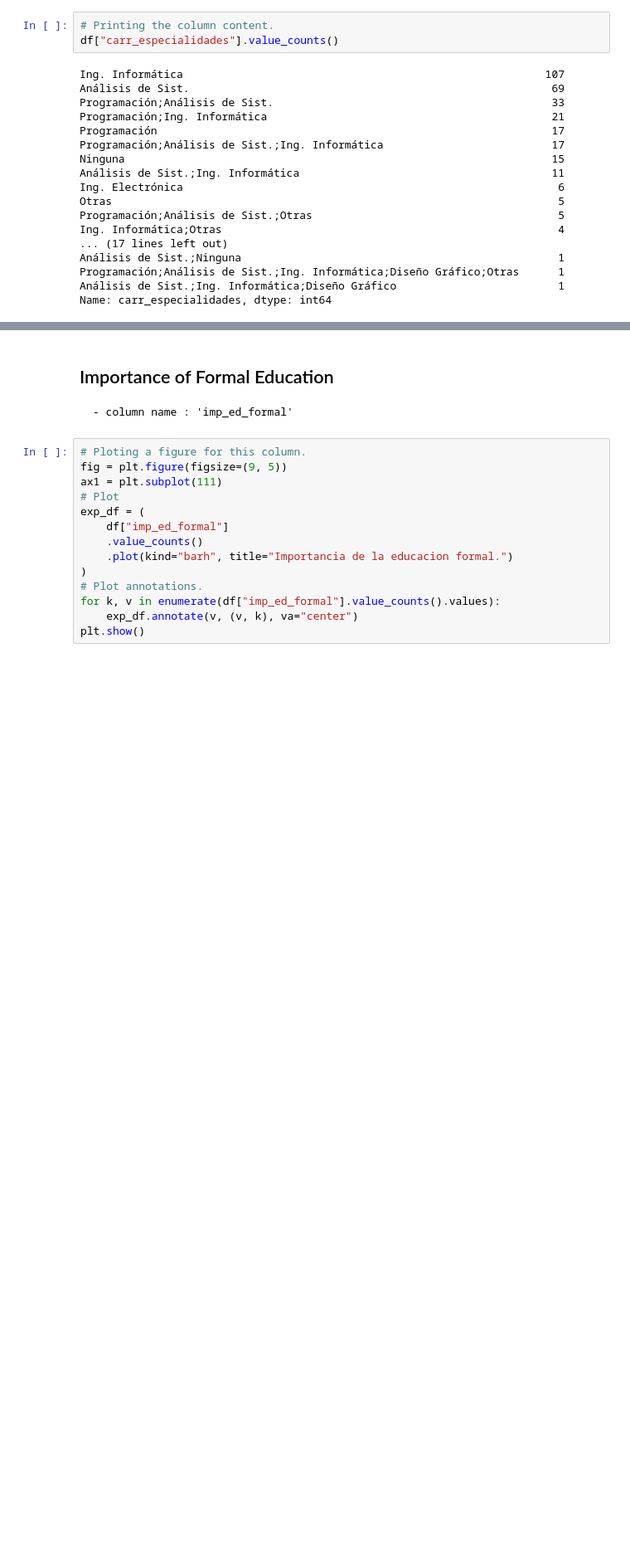
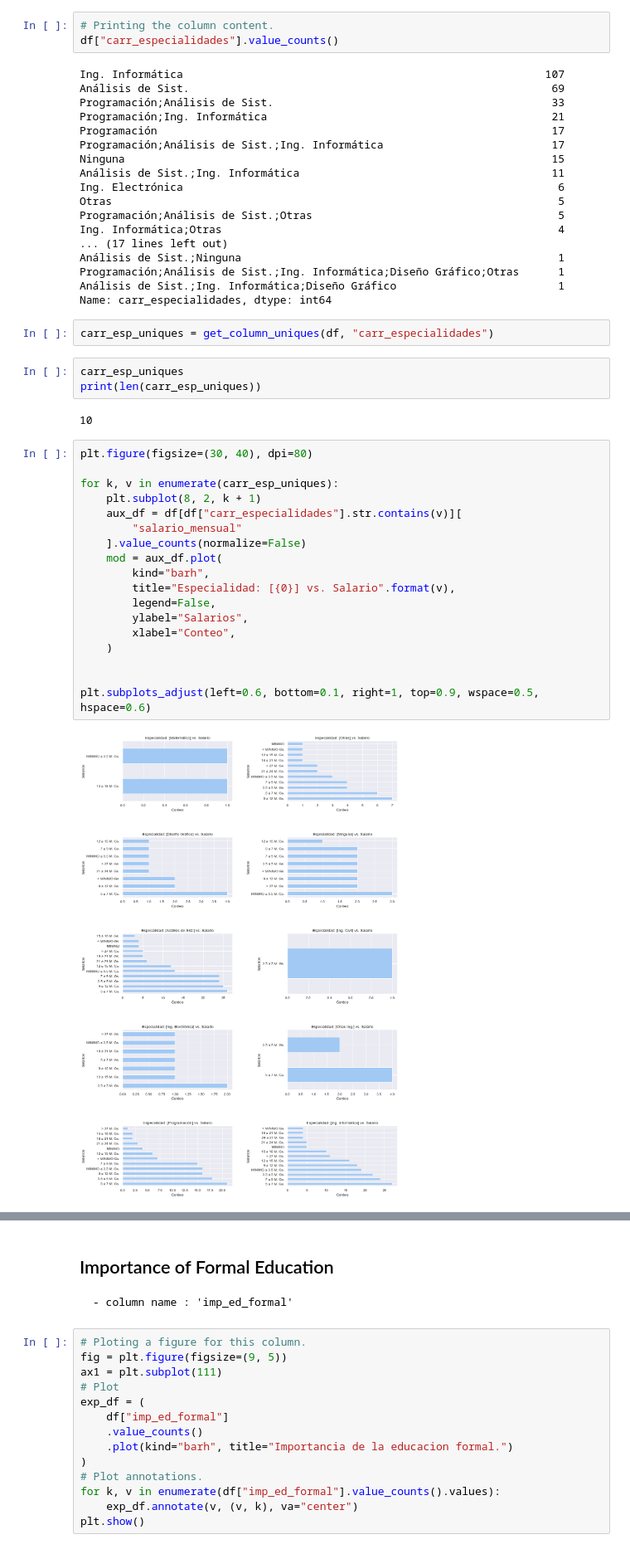
Before and after one commit to TorrezMN/Data_Science, a Jupyter notebook: Enc_Devs_Py/Notebooks/Education.ipynb, the cells around one changed output, grey strips where cells are left out. Shown at 83% size. Saved outputs shown, nothing was run; the diff lists cells and outputs as text; blank space fills up the shorter version.

```diff
--- a/Enc_Devs_Py/Notebooks/Education.ipynb
+++ b/Enc_Devs_Py/Notebooks/Education.ipynb
@@ -147,6 +172,33 @@ Análisis de Sist.;Ninguna                                                 1
 Programación;Análisis de Sist.;Ing. Informática;Diseño Gráfico;Otras      1
 Análisis de Sist.;Ing. Informática;Diseño Gráfico                         1
 Name: carr_especialidades, dtype: int64
+# %%
+carr_esp_uniques = get_column_uniques(df, "carr_especialidades")
+# %%
+carr_esp_uniques
+print(len(carr_esp_uniques))
+# %% [output]
+10
+# %%
+plt.figure(figsize=(30, 40), dpi=80)
+
+for k, v in enumerate(carr_esp_uniques):
+    plt.subplot(8, 2, k + 1)
+    aux_df = df[df["carr_especialidades"].str.contains(v)][
+        "salario_mensual"
+    ].value_counts(normalize=False)
+    mod = aux_df.plot(
+        kind="barh",
+        title="Especialidad: [{0}] vs. Salario".format(v),
+        legend=False,
+        ylabel="Salarios",
+        xlabel="Conteo",
+    )
+
+
+plt.subplots_adjust(left=0.6, bottom=0.1, right=1, top=0.9, wspace=0.5, hspace=0.6)
+# %% [output]
+[figure, added]
 # %%
 # Creating a plot for this column.
 fig = plt.figure(figsize=(9, 5))
```
Also changed, not shown: parts of 25 cells of this notebook, 5 other files.
